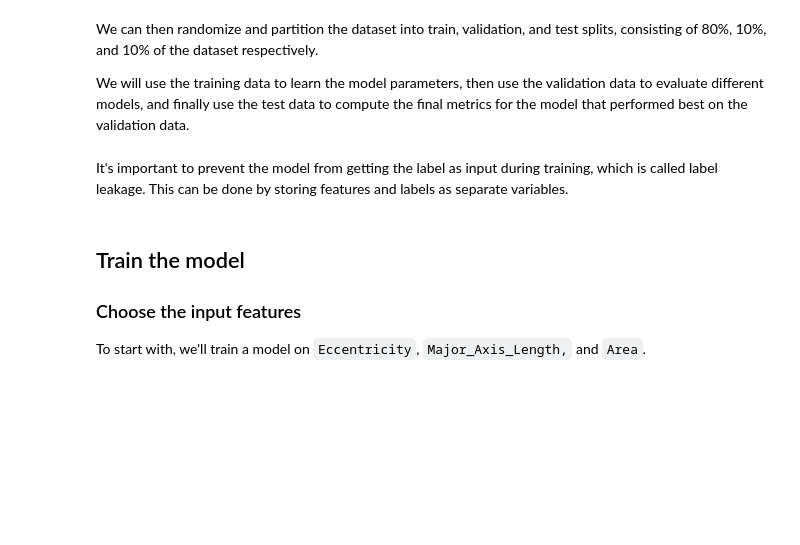
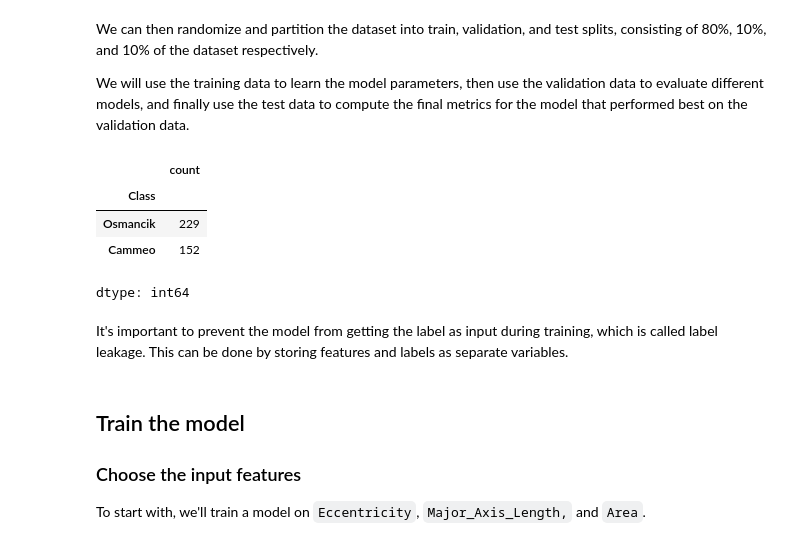
Before and after one commit to kocakcan/async_python, a Jupyter notebook: ml/cc/exercises/binary_classification_rice.ipynb, the cells around one changed output. Drawn from its saved outputs; the diff is of its cells as text; code cells hidden in the pictures; blank space fills up the shorter version.

```diff
--- a/ml/cc/exercises/binary_classification_rice.ipynb
+++ b/ml/cc/exercises/binary_classification_rice.ipynb
@@ -254,17 +307,24 @@ We will use the training data to learn the model parameters, then use the valida
 # %%
 # Create indices at the 80th and 90th percentiles
 number_samples = len(normalized_dataset)
 index_80th = round(number_samples * 0.8)
 index_90th = index_80th + round(number_samples * 0.1)
 
 # Randomize order and split into train, validation, and test with a .8, .1, .1 split
 shuffled_dataset = normalized_dataset.sample(frac=1, random_state=100)
 train_data = shuffled_dataset.iloc[0:index_80th]
 validation_data = shuffled_dataset.iloc[index_80th:index_90th]
 test_data = shuffled_dataset.iloc[index_90th:]
 
 # Show the first five rows of the last split
-test_data.head()
+# test_data.head()
+test_data["Class"].value_counts()
+# %% [output]
+|  | count |
+| Class |  |
+| Osmancik | 229 |
+| Cammeo | 152 |
+dtype: int64
 # %% [markdown]
 It's important to prevent the model from getting the label as input during training, which is called label leakage. This can be done by storing features and labels as separate variables.
 # %%
```
Also changed, not shown: parts of 22 cells of this notebook.
